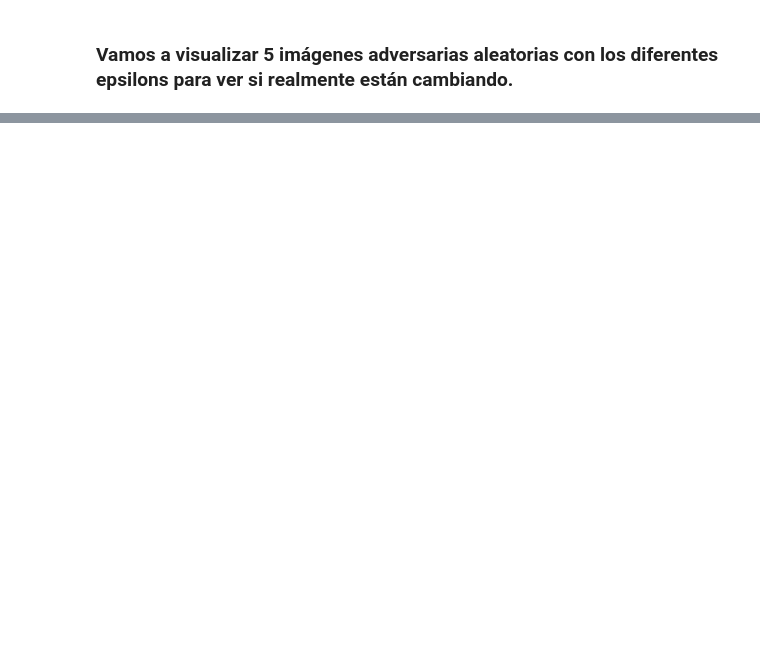
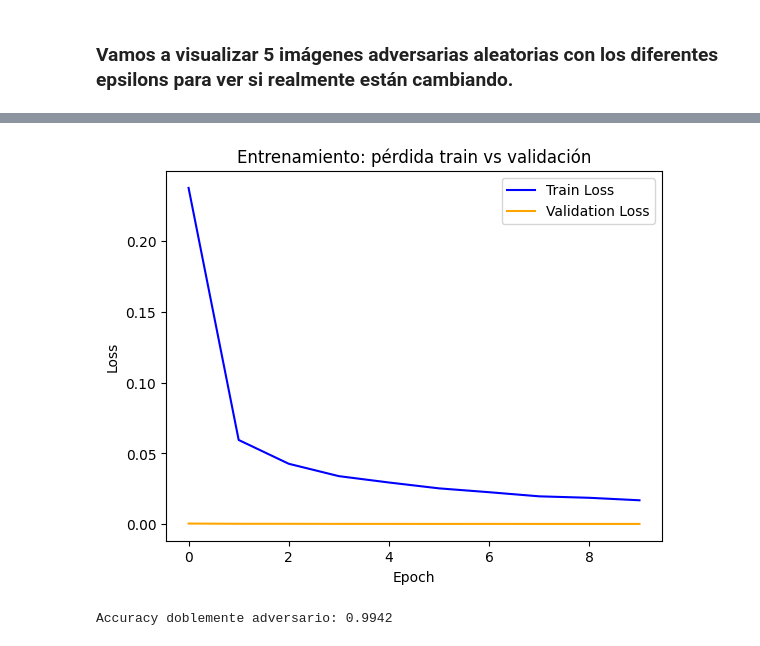
Before and after one commit to JaJeJoTor/io-practica1, a Jupyter notebook: parte_2.ipynb, the cells around one changed output, grey strips where cells are left out. Saved outputs shown, nothing was run; the diff lists cells and outputs as text; code cells hidden in the pictures; blank space fills up the shorter version.

```diff
--- a/parte_2.ipynb
+++ b/parte_2.ipynb
@@ -124,0 +175,15 @@ Imágenes adversarias con epsilon= 0.2
+# %%
+# Generamos las imágenes adversarias para entrenamiento y test
+train_dataset_loader_adversarial = DataLoader(TensorDataset(X_adversarial_train, y_adversarial_train), batch_size= 2048)
+modified_images_train_2, labels_train_2 = get_adversarial_images(red_adversaria, train_dataset_loader, epsilon= 0.2, device= 'cpu')
+test_dataset_loader_adversarial = DataLoader(TensorDataset(X_adversarial_test, y_adversarial_test), batch_size= 2048)
+modified_images_test_2, labels_test_2 = get_adversarial_images(red_adversaria, test_dataset_loader, epsilon= 0.2, device= 'cpu')
+
+# Equivalente a poner require_grad False
+modified_images_train_2 = modified_images_train.detach()
+modified_images_test_2 = modified_images_test.detach()
+
+X_adversarial_train_2 = torch.cat([X_adversarial_train, modified_images_train_2], dim= 0)
+y_adversarial_train_2 = torch.cat([y_adversarial_train, labels_train_2], dim= 0)
+X_adversarial_test_2 = torch.cat([X_adversarial_test, modified_images_test_2], dim= 0)
+y_adversarial_test_2 = torch.cat([y_adversarial_test, labels_test_2], dim= 0)
@@ -124,0 +197,5 @@ Imágenes adversarias con epsilon= 0.2
+# %%
+red_doblemente_adversaria = NN(28*28)
+red_doblemente_adversaria.train_(X_adversarial_train_2, y_adversarial_train_2, X_adversarial_test_2, y_adversarial_test_2, epochs= 10)
+print(f'Accuracy doblemente adversario: {red_doblemente_adversaria.accuracy(X_adversarial_test_2, y_adversarial_test_2)}')
+# %% [output]
@@ -124,0 +212,2 @@ Imágenes adversarias con epsilon= 0.2
+[figure, added]
+Accuracy doblemente adversario: 0.9942
```
Also changed, not shown: parts of 11 cells of this notebook, 1 other file.
